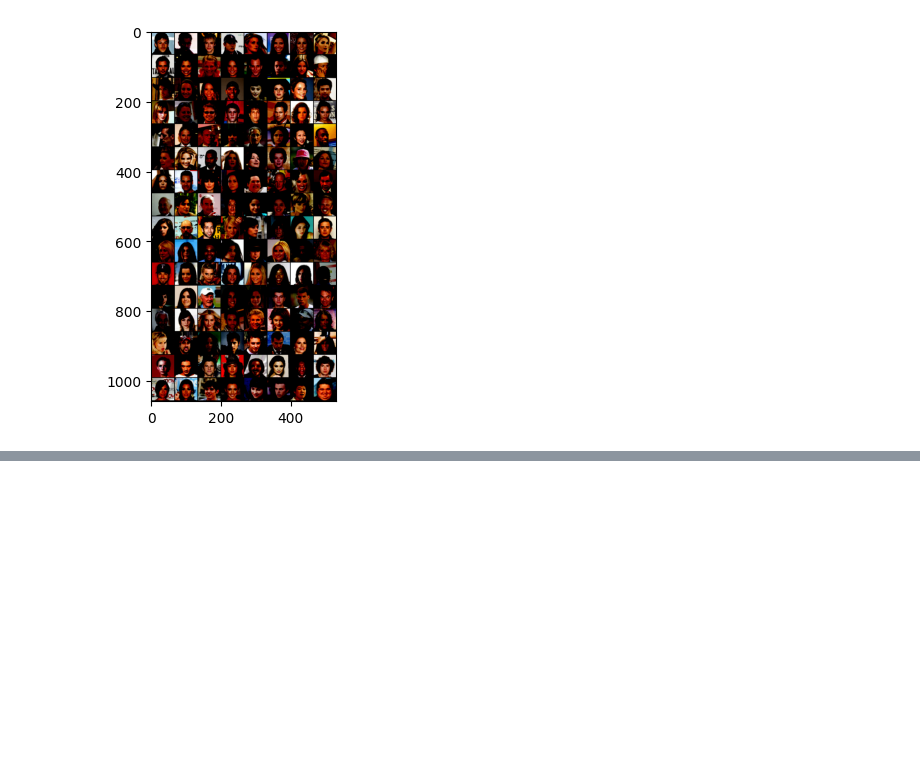
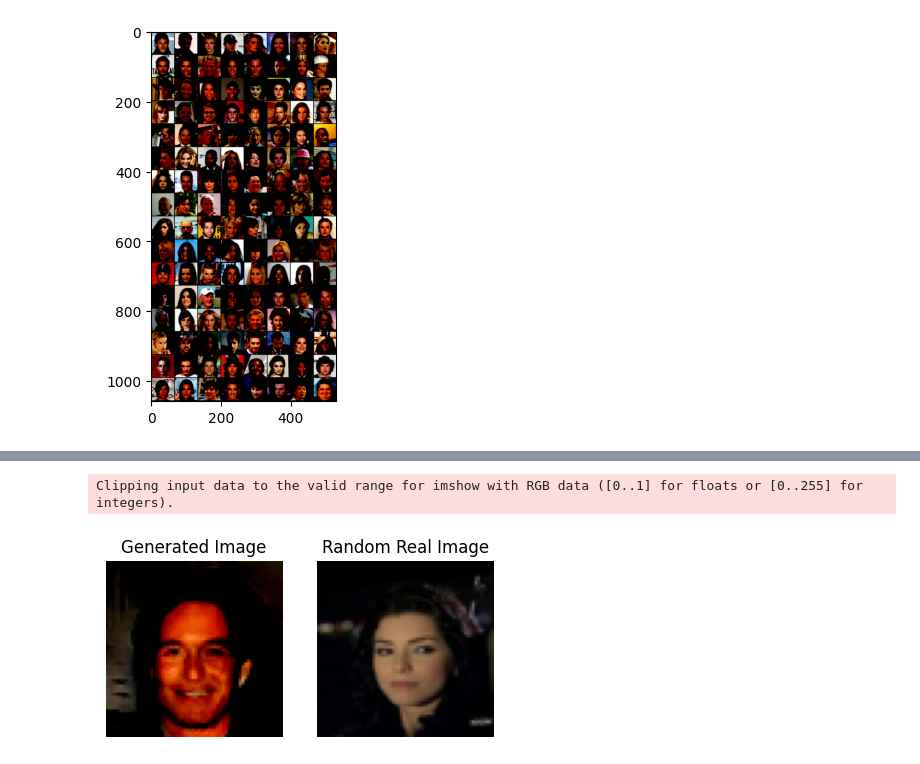
Before and after one commit to kutayturkoglu/DCGAN-Implementation-on-CelebFaces-Dataset-for-Generating-Face-Images, a Jupyter notebook: train.ipynb, the cells around one changed output, grey strips where cells are left out. Saved outputs shown, nothing was run; the diff lists cells and outputs as text; code cells hidden in the pictures; blank space fills up the shorter version.

```diff
--- a/train.ipynb
+++ b/train.ipynb
@@ -193,0 +257,35 @@ plt.imshow(fake_data[0].cpu().permute(1, 2, 0).detach().numpy())
+# %%
+import os
+import random
+from PIL import Image
+
+z = generate_latent_vectors_z(9).to(device)
+fake_data = generator(z)
+small_width = 5
+small_height = 3
+
+# Load a random image from the folder
+img_folder = "data/img_align_celeba"
+random_img_path = os.path.join(img_folder, random.choice(os.listdir(img_folder)))
+random_img = Image.open(random_img_path)
+
+# Resize the random image to match the size of the generated image
+random_img = random_img.resize((fake_data.shape[2], fake_data.shape[3]))
+
+# Create a figure with two subplots
+plt.figure(figsize=(small_width, small_height))
+plt.subplot(1, 2, 1)
+plt.title("Generated Image")
+plt.imshow(fake_data[0].cpu().permute(1, 2, 0).detach().numpy())
+plt.axis('off')
+
+plt.subplot(1, 2, 2)
+plt.title("Random Real Image")
+plt.imshow(random_img)
+plt.axis('off')
+
+# Show the plot
+plt.show()
+# %% [output]
+Clipping input data to the valid range for imshow with RGB data ([0..1] for floats or [0..255] for integers).
+[figure, added]
```
Also changed, not shown: parts of 4 cells of this notebook, 2 other files.
